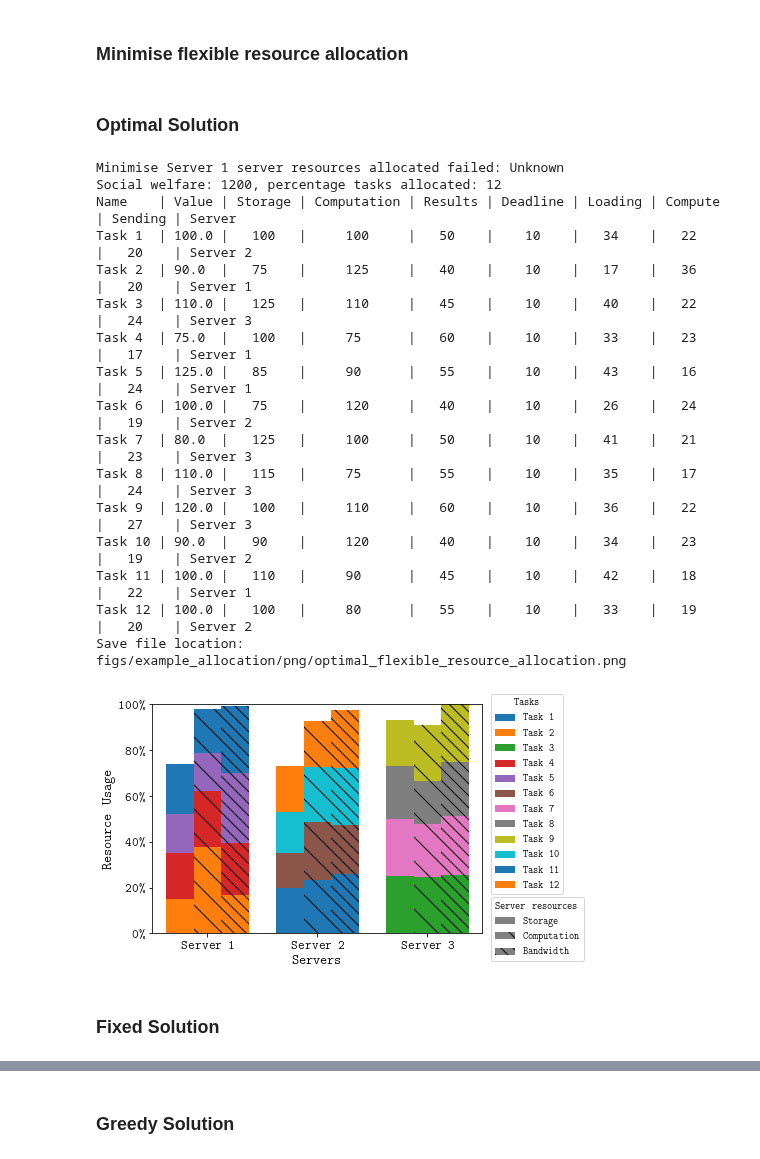
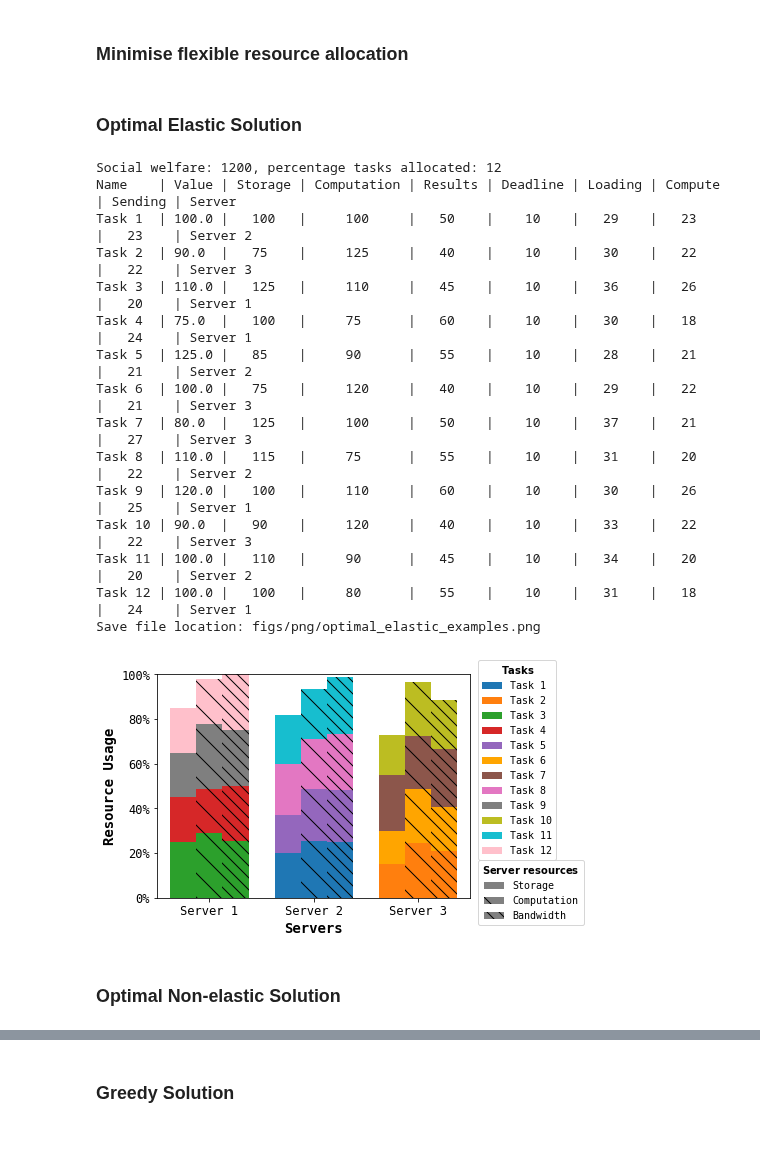
Before and after one commit to pseudo-rnd-thoughts/Elastic-Resource-Allocation, a Jupyter notebook: analysis/example_allocation.ipynb, the cells around one changed output, grey strips where cells are left out. Saved outputs shown, nothing was run; the diff lists cells and outputs as text; code cells hidden in the pictures.

Commit message:
Updated the example allocation figures to not use the same colours twice (Thanks Jonathan for spotting that)

```diff
--- a/analysis/example_allocation.ipynb
+++ b/analysis/example_allocation.ipynb
@@ -32,9 +28,9 @@ from src.optimal.non_elastic_optimal import non_elastic_optimal
 from src.optimal.elastic_optimal import elastic_optimal
 # %%
 matplotlib.rcParams['font.family'] = 'monospace'
-matplotlib.rc('text', usetex=True)
-matplotlib.rcParams['text.latex.preamble'] = [r'\usepackage{sfmath} \boldmath']
-matplotlib.rc('font', weight='bold')
+# matplotlib.rc('text', usetex=True)
+# matplotlib.rcParams['text.latex.preamble'] = [r'\usepackage{sfmath} \boldmath']
+# matplotlib.rc('font', weight='bold')
 # %% [markdown]
 ### Model Setting
 # %%
@@ -54,8 +50,8 @@ tasks = [
 ]
 
 servers = [
-    Server("Server 1", storage_capacity=500, computation_capacity=95, bandwidth_capacity=220),
-    Server("Server 2", storage_capacity=500, computation_capacity=95, bandwidth_capacity=210),
+    Server("Server 1", storage_capacity=500, computation_capacity=90, bandwidth_capacity=220),
+    Server("Server 2", storage_capacity=500, computation_capacity=90, bandwidth_capacity=210),
     Server("Server 3", storage_capacity=500, computation_capacity=90, bandwidth_capacity=250)
 ]
 # %%
@@ -75,7 +71,8 @@ def print_tasks(tasks: List[ElasticTask]):
 # %% [markdown]
 ### Plot allocation results
 # %%
-def plot_allocation_results(tasks: List[ElasticTask], servers: List[Server], title: str, large_txt: int = 14, small_txt: int = 13,
+def plot_allocation_results(tasks: List[ElasticTask], servers: List[Server], title: str,
+                            large_txt: int = 14, small_txt: int = 12,
                             image_formats: Iterable[ImageFormat] = (ImageFormat.PNG,)):
     """
     Plots the allocation results
@@ -83,7 +80,6 @@ def plot_allocation_results(tasks: List[ElasticTask], servers: List[Server], tit
     :param tasks: List of tasks
     :param servers: List of servers
     :param title: The title
-    :param image_formats: The save image format list
     """
 
     allocated_tasks = [task for task in tasks if task.running_server]
@@ -109,34 +105,36 @@ def plot_allocation_results(tasks: List[ElasticTask], servers: List[Server], tit
         axe = resource_df.plot(kind='bar', linewidth=0, stacked=True, ax=axe, legend=False, grid=False)
 
     h, _l = axe.get_legend_handles_labels()  # get the handles we want to modify
+    colours = ['tab:blue', 'tab:orange', 'tab:green', 'tab:red', 'tab:purple', 'orange',
+               'tab:brown', 'tab:pink', 'tab:gray', 'tab:olive', 'tab:cyan', 'pink']
     for i in range(0, 3 * n_col, n_col):
         for j, pa in enumerate(h[i:i + n_col]):
             for rect in pa.patches:
+                # print(pa, pa.patches, rect)
                 rect.set_x(rect.get_x() + 1 / float(3 + 1) * i / float(n_col) - 0.125)
+                rect.set_facecolor(colours[j])
                 rect.set_hatch(hatching * int(i / n_col))
                 rect.set_width(1 / float(3 + 1))
 
-    axe.set_xlabel(r'\textbf{Servers}', fontsize=large_txt)
+    axe.set_xlabel('Servers', fontsize=large_txt, fontweight='semibold')
     axe.set_xticks((np.arange(0, 2 * n_ind, 2) + 1 / float(3 + 1)) / 2. - 0.125)
     axe.set_xticklabels(resources_df[0].index, rotation=0, fontsize=small_txt)
 
-    axe.set_ylabel(r'\textbf{Resource Usage}', fontsize=large_txt)
+    axe.set_ylabel('Resource Usage', fontsize=large_txt, fontweight='semibold')
     axe.set_ylim((0.0, 1.0))
     axe.set_yticks([0.0, 0.2, 0.4, 0.6, 0.8, 1.0])
-    axe.set_yticklabels([r'0\%', r'20\%', r'40\%', r'60\%', r'80\%', r'100\%'], fontsize=small_txt)
-
-    # axe.set_title(title, fontsize=16)
+    axe.set_yticklabels(['0%', '20%', '40%', '60%', '80%', '100%'], fontsize=small_txt)
 
     pos = 1 - 0.0625 * sum(task.running_server is not None for task in tasks) - 0.08
     server_resources_legend = [axe.bar(0, 0, color="gray", hatch=hatching * i) for i in range(3)]
-    tasks_legend = axe.legend(h[:n_col], _l[:n_col], loc=[1.025, pos], title=r'Tasks')  # 0.17
+    tasks_legend = axe.legend(h[:n_col], _l[:n_col], loc=[1.025, pos], title='$\\bf{Tasks}$')  # 0.17
     plt.legend(server_resources_legend, ['Storage', 'Computation', 'Bandwidth'],
-               loc=[1.025, pos - 0.29], title=r'Server resources')  # -0.12
+               loc=[1.025, pos - 0.29], title='$\\bf{Server~resources}$')  # -0.12
     axe.add_artist(tasks_legend)
 
     plt.tight_layout()
 
-    save_plot(title.lower().replace(' ', '_'), 'example_allocation', image_formats=image_formats)
+    save_plot(title.lower().replace(' ', '_'), image_formats=image_formats)
     plt.show()
 # %% [markdown]
 ### Minimise flexible resource allocation
@@ -198,32 +196,31 @@ def minimise_resource_allocation(tasks: List[ElasticTask], servers: List[Server]
             else:
                 server.allocate_task(task)
 # %% [markdown]
-### Optimal Solution
+### Optimal Elastic Solution
 # %%
-optimal_results = elastic_optimal(tasks, servers, time_limit=5)
-minimise_resource_allocation(tasks, servers)
+elastic_results = elastic_optimal(tasks, servers, time_limit=20)
+minimise_resource_allocation(tasks, servers, time_limit=5)
 
 print_tasks(tasks)
-plot_allocation_results(tasks, servers, "Optimal Flexible Resource Allocation")
+plot_allocation_results(tasks, servers, 'Optimal Elastic Examples')
 reset_model(tasks, servers)
 # %% [output]
-Minimise Server 1 server resources allocated failed: Unknown
 Social welfare: 1200, percentage tasks allocated: 12
 Name    | Value | Storage | Computation | Results | Deadline | Loading | Compute | Sending | Server
-Task 1  | 100.0 |   100   |     100     |   50    |    10    |   34    |   22    |   20    | Server 2
-Task 2  | 90.0  |   75    |     125     |   40    |    10    |   17    |   36    |   20    | Server 1
-Task 3  | 110.0 |   125   |     110     |   45    |    10    |   40    |   22    |   24    | Server 3
-Task 4  | 75.0  |   100   |     75      |   60    |    10    |   33    |   23    |   17    | Server 1
-Task 5  | 125.0 |   85    |     90      |   55    |    10    |   43    |   16    |   24    | Server 1
-Task 6  | 100.0 |   75    |     120     |   40    |    10    |   26    |   24    |   19    | Server 2
-Task 7  | 80.0  |   125   |     100     |   50    |    10    |   41    |   21    |   23    | Server 3
-Task 8  | 110.0 |   115   |     75      |   55    |    10    |   35    |   17    |   24    | Server 3
-Task 9  | 120.0 |   100   |     110     |   60    |    10    |   36    |   22    |   27    | Server 3
-Task 10 | 90.0  |   90    |     120     |   40    |    10    |   34    |   23    |   19    | Server 2
-Task 11 | 100.0 |   110   |     90      |   45    |    10    |   42    |   18    |   22    | Server 1
-Task 12 | 100.0 |   100   |     80      |   55    |    10    |   33    |   19    |   20    | Server 2
-Save file location: figs/example_allocation/png/optimal_flexible_resource_allocation.png
+Task 1  | 100.0 |   100   |     100     |   50    |    10    |   29    |   23    |   23    | Server 2
+Task 2  | 90.0  |   75    |     125     |   40    |    10    |   30    |   22    |   22    | Server 3
+Task 3  | 110.0 |   125   |     110     |   45    |    10    |   36    |   26    |   20    | Server 1
+Task 4  | 75.0  |   100   |     75      |   60    |    10    |   30    |   18    |   24    | Server 1
+Task 5  | 125.0 |   85    |     90      |   55    |    10    |   28    |   21    |   21    | Server 2
+Task 6  | 100.0 |   75    |     120     |   40    |    10    |   29    |   22    |   21    | Server 3
+Task 7  | 80.0  |   125   |     100     |   50    |    10    |   37    |   21    |   27    | Server 3
+Task 8  | 110.0 |   115   |     75      |   55    |    10    |   31    |   20    |   22    | Server 2
+Task 9  | 120.0 |   100   |     110     |   60    |    10    |   30    |   26    |   25    | Server 1
+Task 10 | 90.0  |   90    |     120     |   40    |    10    |   33    |   22    |   22    | Server 3
+Task 11 | 100.0 |   110   |     90      |   45    |    10    |   34    |   20    |   20    | Server 2
+Task 12 | 100.0 |   100   |     80      |   55    |    10    |   31    |   18    |   24    | Server 1
+Save file location: figs/png/optimal_elastic_examples.png
-[figure, old version]
+[figure, new version]
 # %% [markdown]
-### Fixed Solution
+### Optimal Non-elastic Solution
 # %%
```
Also changed, not shown: parts of 6 cells of this notebook.
